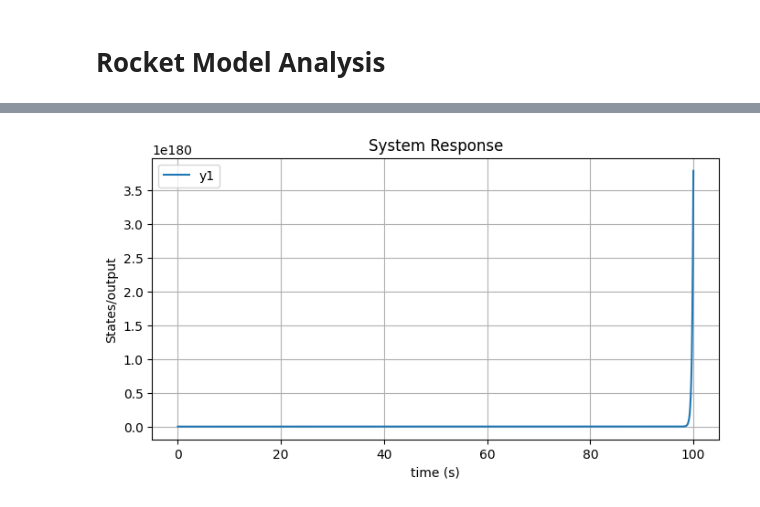
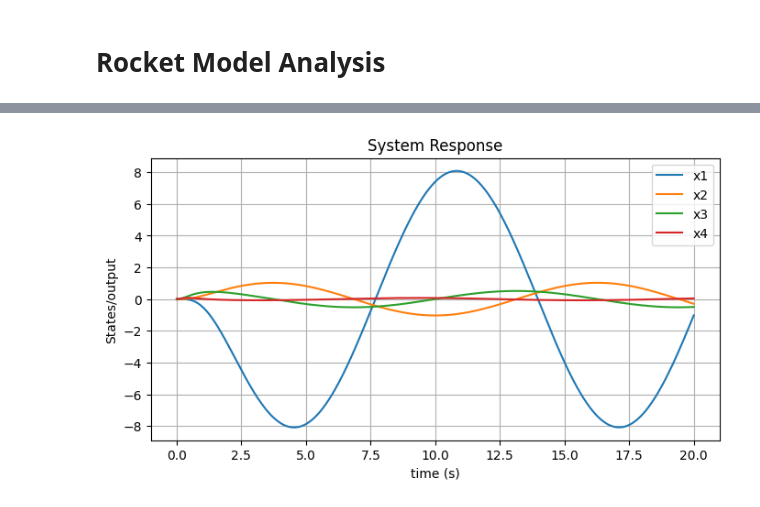
Before and after one commit to Cheps01/rocket-model, a Jupyter notebook: analysis.ipynb, the cells around one changed output, grey strips where cells are left out. Saved outputs shown, nothing was run; the diff lists cells and outputs as text; code cells hidden in the pictures.

Commit message:
feat: generalized system output calculation

```diff
--- a/analysis.ipynb
+++ b/analysis.ipynb
@@ -37,10 +37,11 @@ acc = sp.Function('a')(t)   # axial acceleration
 theta = sp.Function('0')(t) # angular velocity
 omega = sp.Function('w')(t) # momentum balacing
 delta = sp.Function('d')(t) # nozzle's servo dynamic
-states = [omega, acc, theta, delta]
+states = [acc, theta, omega, delta]
 # Outputs
 y1 = sp.Function('y1')(t)
-outputs = [y1]
+y2 = sp.Function('y2')(t)
+outputs = [y1, y2]
 
 """
 EQUATION SYSTEM DEFINITION
@@ -52,8 +53,9 @@ dx3 = sp.Eq(omega.diff(t), mu*theta - ad*omega + kd*delta + ke*acc)
 dx4 = sp.Eq(delta.diff(t), -(1/ts)*delta -(k2/ts)*theta - ((lmd*k2)/ts)*omega + (k2/ts)*u2)
 state_system = [dx1, dx2, dx3, dx4]
 # Output equation system
-out1 = sp.Eq(y1, delta)
-output_system = [out1]
+out1 = sp.Eq(y1, acc)
+out2 = sp.Eq(y2, delta)
+output_system = [out1, out2]
 # %%
 from src.system_rep import get_all_matrixes
 
@@ -76,12 +78,16 @@ D =  [[0.0, 0.0]]
 # %%
-from src.mimo_system import MIMO_System
+from scipy import signal
 
-system = MIMO_System(A, B, C, D)
+# Inputs definition
+def f1(t):
+    return np.where(t >= 1.0, 2.0, 0)
+def f2(t):
+    return np.sin(0.5 * t)
 
-def f1(t):
-    return np.where(t >= 1.0, 1.0, 0)
-def f2(t):
-    return np.where(t >= 0, 1.0, 0)
+T = np.linspace(0.0, 20.0, 1000)
+U = np.column_stack((f1(T), f2(T)))
 
-t_out, y_out, x_out = system.output([f1, f2], end=100)
+# Output calculation
+state_space = signal.StateSpace(A, B, C, D)
+t_out, y_out, x_out = signal.lsim(state_space, U=U, T=T)
 # %% [output]
@@ -105,15 +95,16 @@ t_out, y_out, x_out = system.output([f1, f2], end=100)
 # %%
 plt.figure(figsize=(8, 4))
-plt.plot(t_out, y_out, label="y1")
-# plt.plot(t_out, x_out[:,0], label="x1")
-# plt.plot(t_out, x_out[:,1], label="x2")
-# plt.plot(t_out, x_out[:,2], label="x3")
-# plt.plot(t_out, x_out[:,3], label="x4")
+# plt.plot(t_out, y_out[:,0], label="y1")
+# plt.plot(t_out, y_out[:,1], label="y2")
+plt.plot(t_out, x_out[:,0], label="x1")
+plt.plot(t_out, x_out[:,1], label="x2")
+plt.plot(t_out, x_out[:,2], label="x3")
+plt.plot(t_out, x_out[:,3], label="x4")
 plt.xlabel("time (s)")
 plt.ylabel("States/output")
 plt.title("System Response")
 plt.legend()
 plt.grid(True)
 plt.show()
 # %% [output]
-[figure, old version]
+[figure, new version]
```
Also changed, not shown: parts of 2 cells of this notebook.
